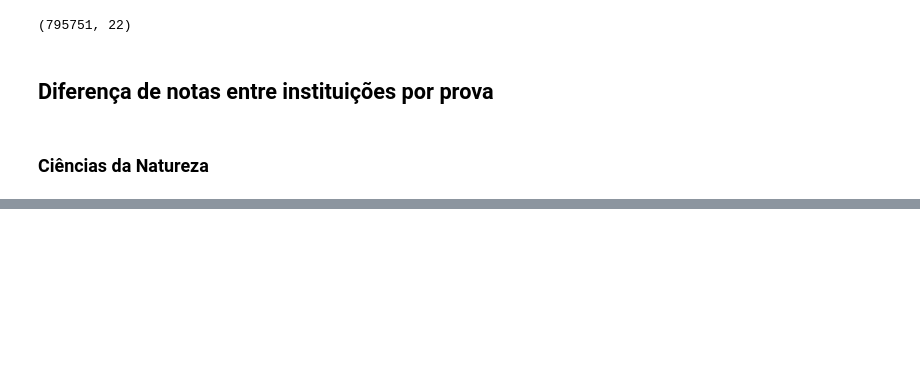
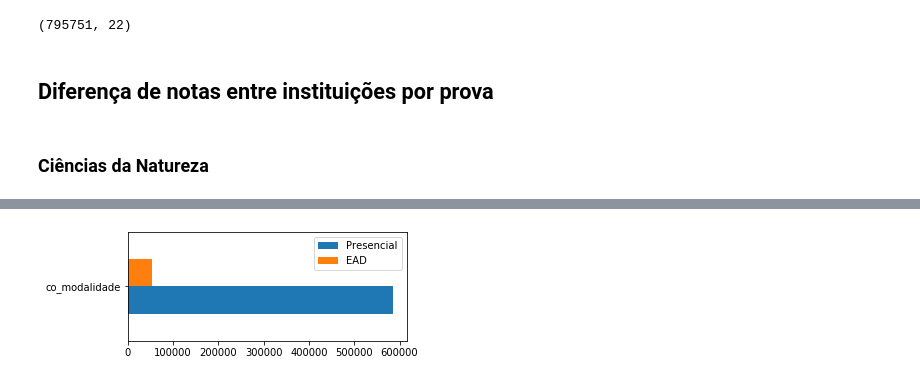
Before and after one commit to lucasdlg5/analise_dados_idd_inep_fatec, a Jupyter notebook: Analise de dados IDD Inep.ipynb, the cells around one changed output, grey strips where cells are left out. Saved outputs shown, nothing was run; the diff lists cells and outputs as text; code cells hidden in the pictures; blank space fills up the shorter version.

```diff
--- a/Analise de dados IDD Inep.ipynb
+++ b/Analise de dados IDD Inep.ipynb
@@ -36,0 +54,4 @@ df.shape
+# %%
+res = df['co_modalidade'].value_counts().to_frame().T.rename(columns={0.0:'EAD',1.0:'Presencial'}).plot(kind='barh', figsize=(5,2))
+# %% [output]
+[figure, added]
```
Also changed, not shown: parts of 16 cells of this notebook.
